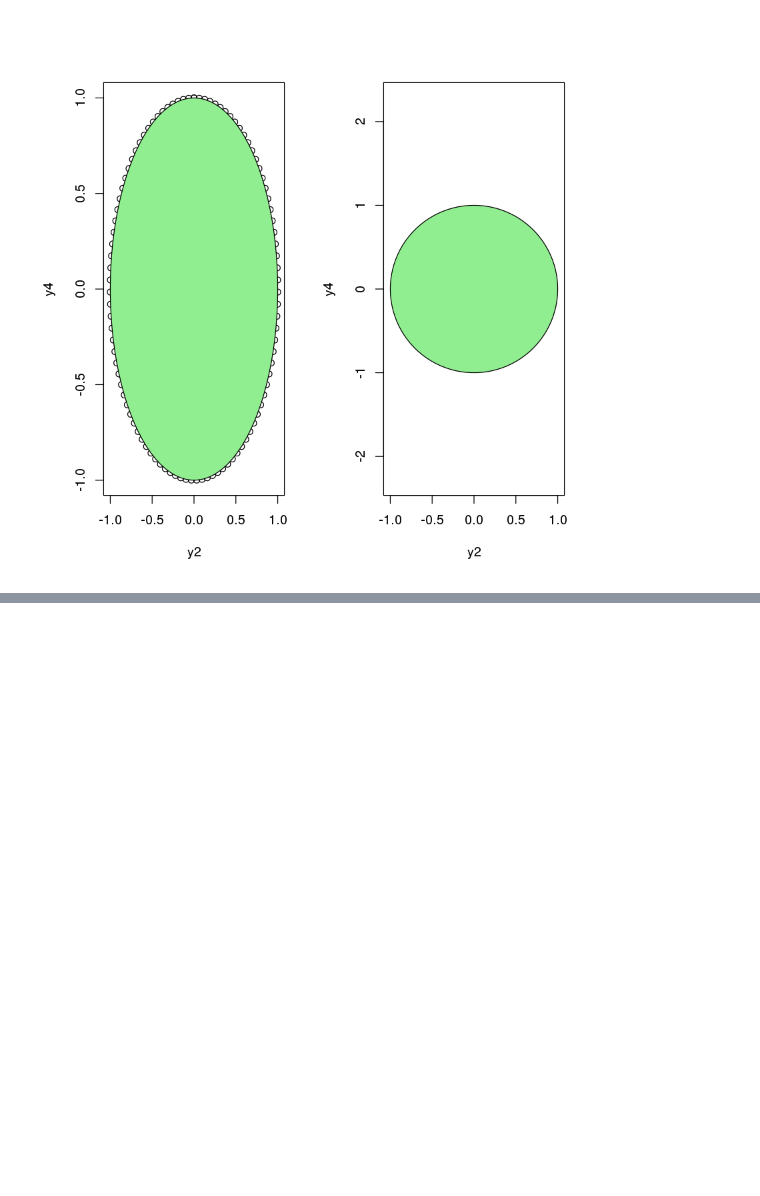
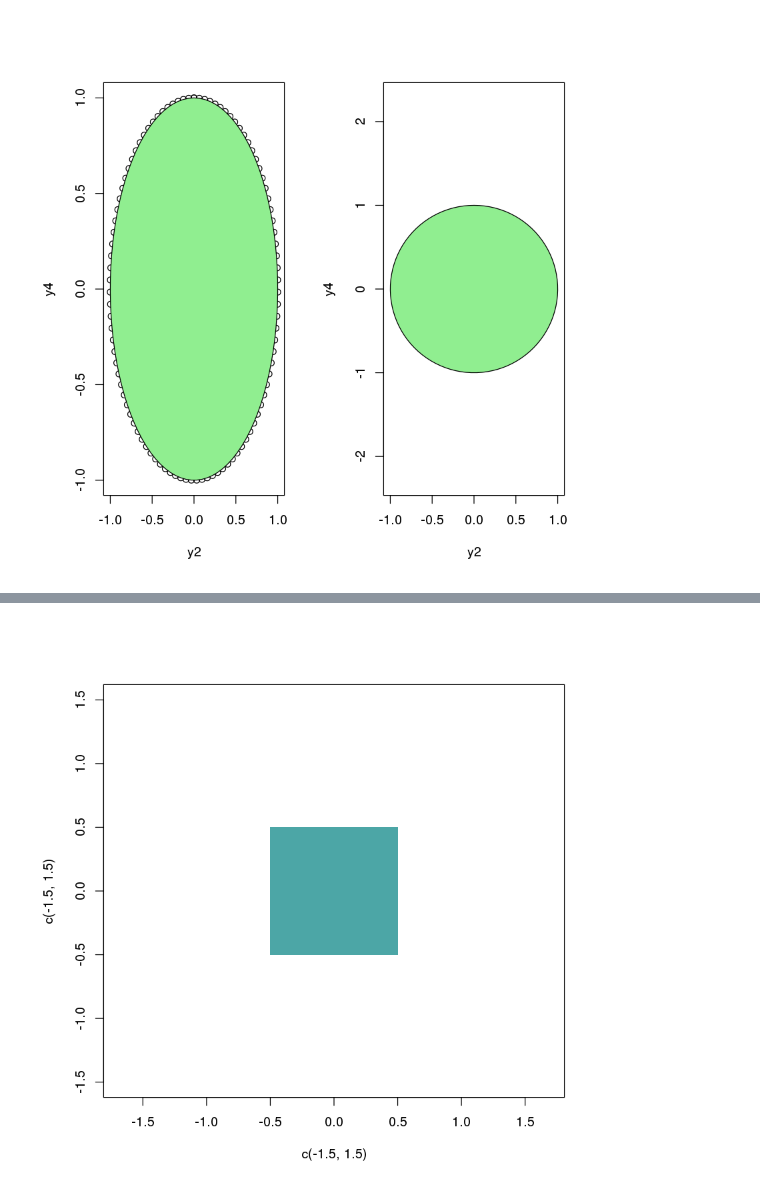
Before and after one commit to raov5/Spatial-Analysis-and-Mapping-with-R, a Jupyter notebook: Data and Plots.ipynb, the cells around one changed output, grey strips where cells are left out. Saved outputs shown, nothing was run; the diff lists cells and outputs as text; code cells hidden in the pictures; blank space fills up the shorter version.

```diff
--- a/Data and Plots.ipynb
+++ b/Data and Plots.ipynb
@@ -937,0 +1021,7 @@ Warning message in install.packages("GISTools", depend = T):
+# %%
+#plotting rectangles
+plot(c(-1.5, 1.5), c(-1.5, 1.5), asp = 1, type = "n")
+#plot the first rectangle
+rect(-0.5, -0.5, 0.5, 0.5, border = NA, col = rgb(0, 0.5, 0.5, 0.7))
+# %% [output]
+[figure, added]
```
Also changed, not shown: parts of 20 cells of this notebook.
